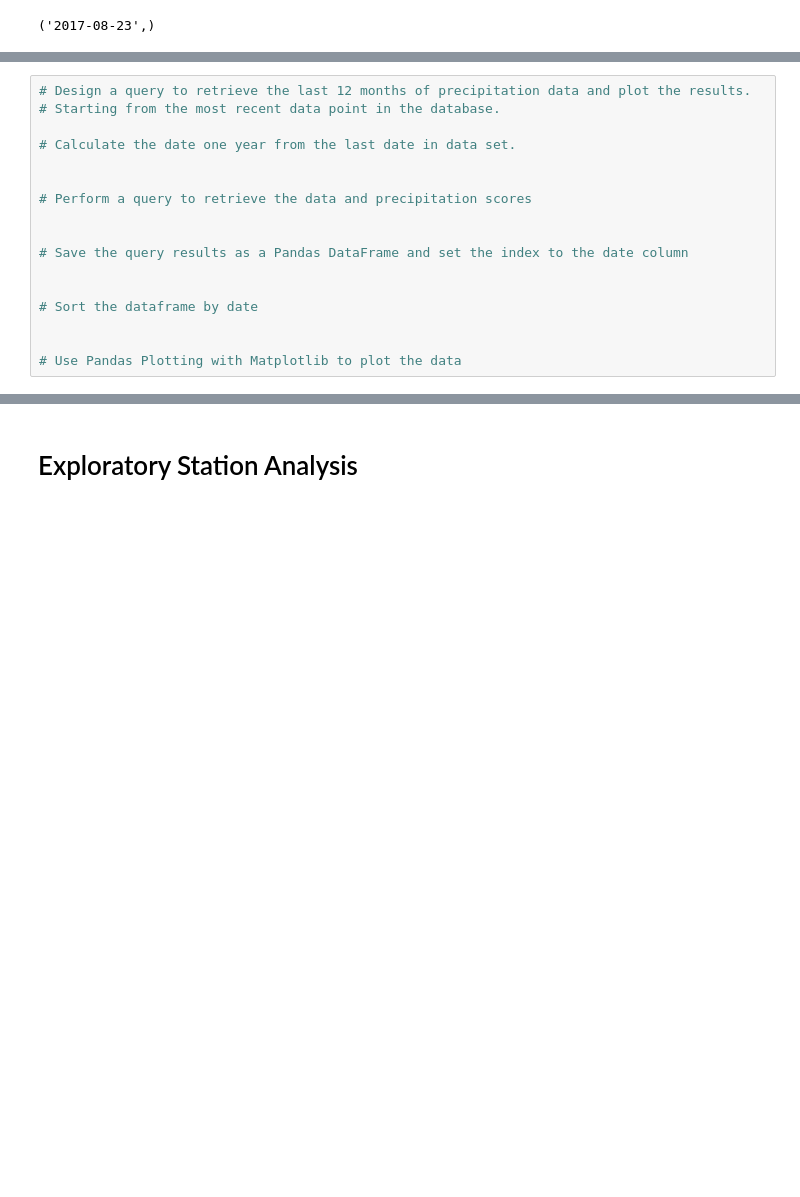
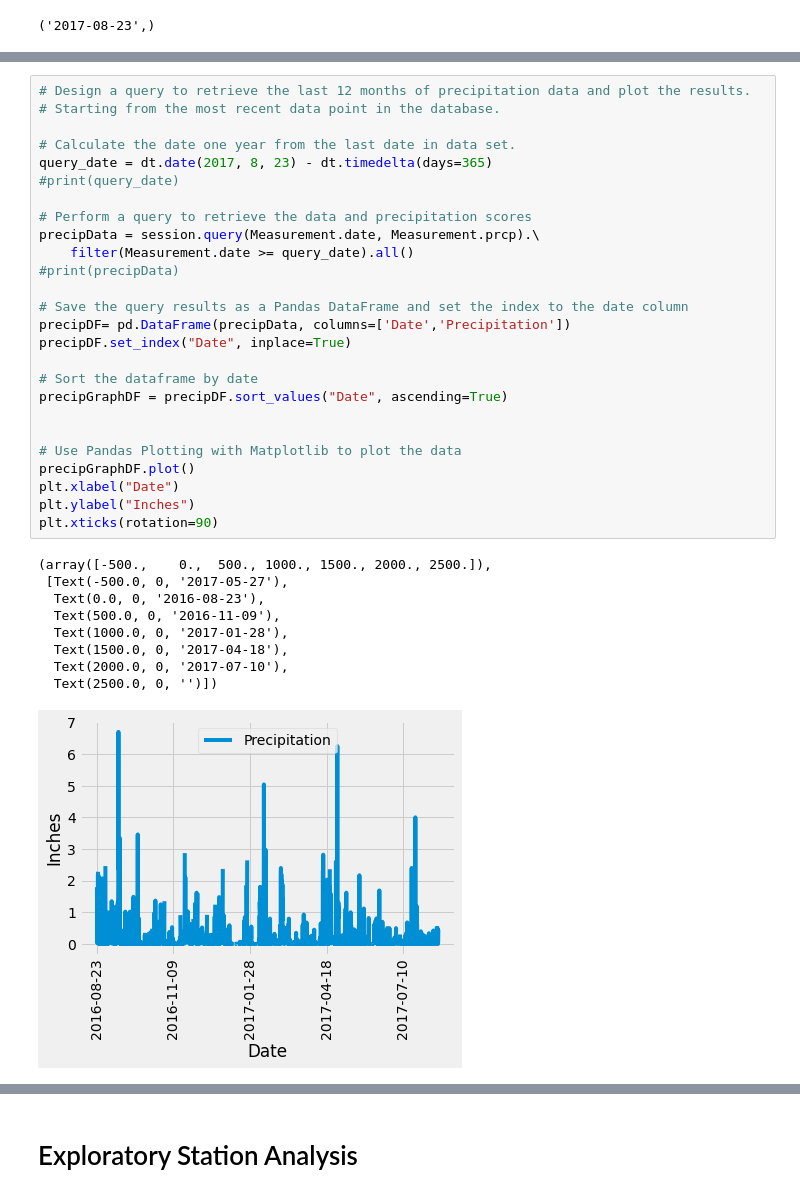
Before and after one commit to WWatkins142/sqlalchemy-challenge, a Jupyter notebook: climate_starter.ipynb, the cells around one changed output, grey strips where cells are left out. Cells and saved outputs as stored; diff of their text form; blank space fills up the shorter version.

```diff
--- a/climate_starter.ipynb
+++ b/climate_starter.ipynb
@@ -75,17 +69,36 @@ session.query(Measurement.date).order_by(Measurement.date.desc()).first()
 # %%
 # Design a query to retrieve the last 12 months of precipitation data and plot the results.
 # Starting from the most recent data point in the database.
 
 # Calculate the date one year from the last date in data set.
-
+query_date = dt.date(2017, 8, 23) - dt.timedelta(days=365)
+#print(query_date)
 
 # Perform a query to retrieve the data and precipitation scores
-
+precipData = session.query(Measurement.date, Measurement.prcp).\
+    filter(Measurement.date >= query_date).all()
+#print(precipData)
 
 # Save the query results as a Pandas DataFrame and set the index to the date column
-
+precipDF= pd.DataFrame(precipData, columns=['Date','Precipitation'])
+precipDF.set_index("Date", inplace=True)
 
 # Sort the dataframe by date
+precipGraphDF = precipDF.sort_values("Date", ascending=True)
 
 
 # Use Pandas Plotting with Matplotlib to plot the data
+precipGraphDF.plot()
+plt.xlabel("Date")
+plt.ylabel("Inches")
+plt.xticks(rotation=90)
+# %% [output]
+(array([-500.,    0.,  500., 1000., 1500., 2000., 2500.]),
+ [Text(-500.0, 0, '2017-05-27'),
+  Text(0.0, 0, '2016-08-23'),
+  Text(500.0, 0, '2016-11-09'),
+  Text(1000.0, 0, '2017-01-28'),
+  Text(1500.0, 0, '2017-04-18'),
+  Text(2000.0, 0, '2017-07-10'),
+  Text(2500.0, 0, '')])
+[figure, added]
```
Also changed, not shown: parts of 11 cells of this notebook.
